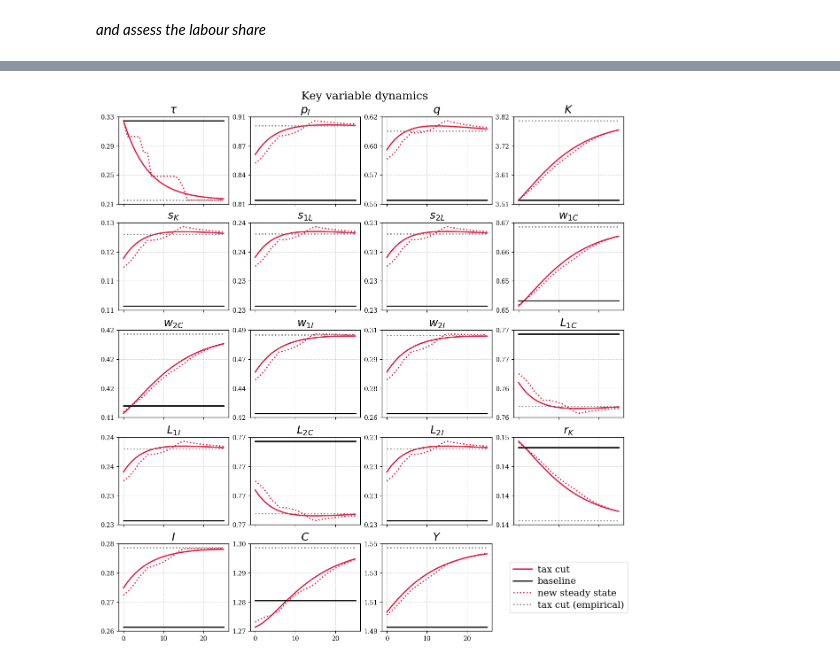
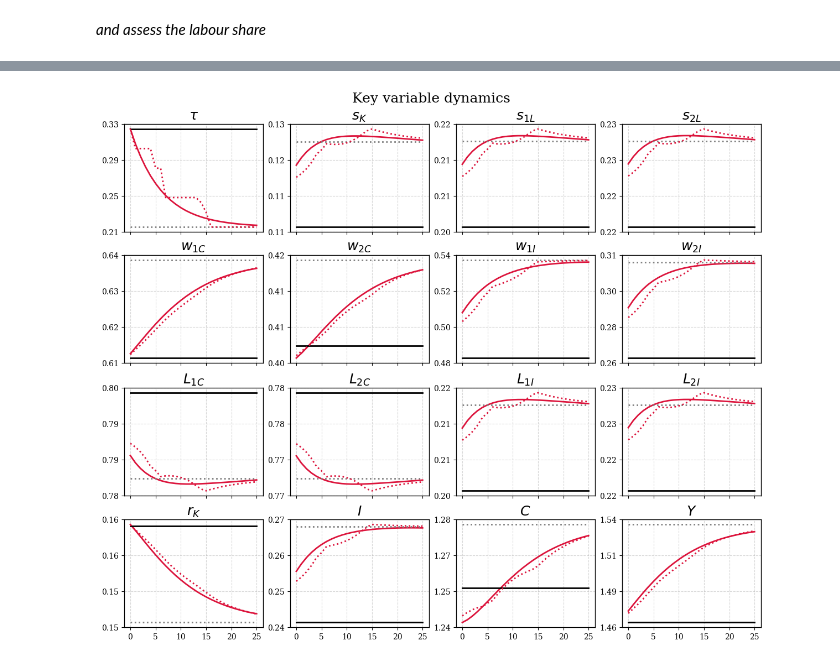
Before and after one commit to cfn368/ba_capinc, a Jupyter notebook: 3_interest_rate.ipynb, the cells around one changed output, grey strips where cells are left out. Drawn from its saved outputs; the diff is of its cells as text; code cells hidden in the pictures.

```diff
--- a/3_interest_rate.ipynb
+++ b/3_interest_rate.ipynb
@@ -184,10 +184,11 @@ S3 = trunc_pack(sim3, ls3)
 S4 = trunc_pack(sim4, ls4)
 
 keys = [
-    "tau","pI","q","K",
+    "tau",
+    # "pI","q","K",
     "sK","s1","s2",
     "w1C","w2C","w1I","w2I",
-    "L1C","L1I","L2C","L2I",
+    "L1C","L2C","L1I","L2I",
     "rC_gross","I","C","Y"
 ]
 
@@ -238,31 +239,31 @@ for j in range(len(keys), len(axes)):
 # one legend for the whole figure
 axes[0].plot([], [], lw=2, color="crimson", label="tax cut")
 axes[0].plot([], [], lw=2, color="k",  label="baseline")
 axes[0].plot([], [], lw=2, color="gray", ls=':',  label="new steady state")
 axes[0].plot([], [], lw=2, color="crimson", ls=':',  label="tax cut (empirical)")
 
 first_empty = len(keys)
 
 # 2) turn all unused axes off
 for j in range(first_empty, len(axes)):
     axes[j].set_axis_off()
 
 # 3) use the first empty one to host the legend
 if first_empty < len(axes):
     ax_leg = axes[first_empty]
     ax_leg.set_axis_off()
 
     # proxy handles (clean + independent of what's plotted)
     h1 = plt.Line2D([0], [0], color="crimson", lw=2)
     h2 = plt.Line2D([0], [0], color="k",  lw=2)
     h3 = plt.Line2D([0], [0], color="crimson", ls=':',  lw=2)
     h4 = plt.Line2D([0], [0], color="gray", ls=':',  lw=2)
 
     ax_leg.legend(
         [h1, h2, h3, h4],
         ["tax cut", "baseline", 'new steady state', 'tax cut (empirical)'],
         loc="center", frameon=True)
 
 plt.show()
 # %% [output]
-[figure, old version]
+[figure, new version]
```
Also changed, not shown: parts of 4 cells of this notebook, 4 other files.
